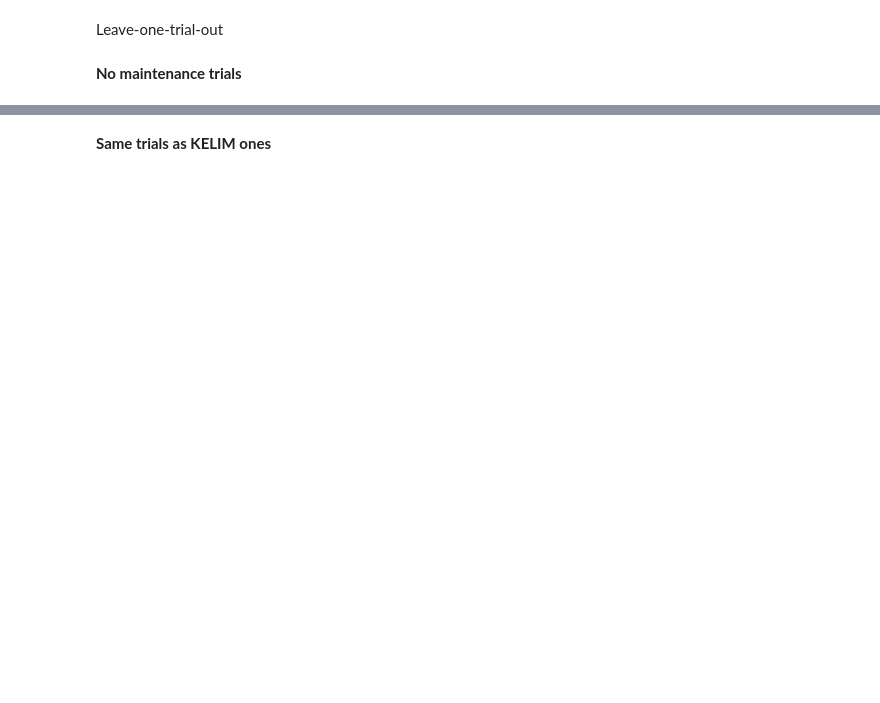
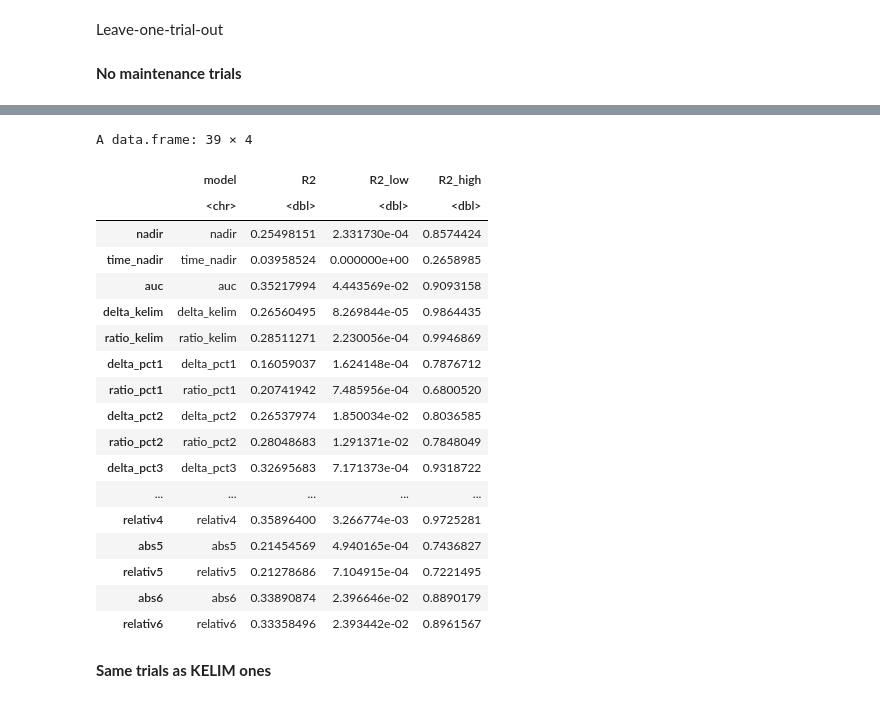
Before and after one commit to Kodro23/Surrogacy_evaluation_CA125, a Jupyter notebook: notebooks/Surrogacy_evaluation_of_CA125_lcmm.ipynb, the cells around one changed output, grey strips where cells are left out. Cells and saved outputs as stored; diff of their text form; code cells hidden in the pictures; blank space fills up the shorter version.

```diff
--- a/notebooks/Surrogacy_evaluation_of_CA125_lcmm.ipynb
+++ b/notebooks/Surrogacy_evaluation_of_CA125_lcmm.ipynb
@@ -1332,30 +1182,21 @@ ggplot(
 # %%
 #Boostrap for r2 CI
 set.seed(123)
-
-B <- 2000
 n <- nrow(trial_results[-c(1,3,4,9), ])
 
-boot_r2 <- matrix(NA, nrow = B, ncol = 23)
-colnames(boot_r2) <- c("nadir","time_nadir","auc","beta_kelim", "delta_kelim","pct1","pct2","pct3", "pct4", "pct5","pct6",
-                       "slope1","slope2","slope3","slope4", "slope5","slope6",
-                       "abs1","abs2","abs3","abs4","abs5","abs6")
+boot_r2 <- matrix(NA_real_, nrow = B, ncol = length(model_formulas))
+colnames(boot_r2) <- names(model_formulas)
 
-for (b in 1:B) {
-
-  idx <- sample(1:n, size = n, replace = TRUE)
-  data_b <- trial_results[-c(1,3,4,9), ][idx, ]
-
-  boot_r2[b, ] <- get_r2_models(data=data_b)
+for (b in seq_len(B)) {
+  idx <- sample.int(n,size = n,replace = TRUE)
+  data_b <- trial_results_ [-c(1,3,4,9), ][idx, ]
+  boot_r2[b, ] <- get_r2_models(data_b)
 }
 boot_summary2 <- data.frame(
   model = colnames(boot_r2),
-
-  R2 = apply(boot_r2, 2, mean, na.rm = TRUE),
-
-  R2_low = apply(boot_r2, 2, quantile, 0.025, na.rm = TRUE),
-
-  R2_high = apply(boot_r2, 2, quantile, 0.975, na.rm = TRUE)
+  R2 = colMeans(boot_r2,na.rm = TRUE),
+  R2_low = apply(boot_r2,2,quantile,probs = 0.025,na.rm = TRUE),
+  R2_high = apply(boot_r2,2,quantile,probs = 0.975,na.rm = TRUE)
 )
-
 boot_summary2
+# %% [output]
@@ -1362,3 +1219,22 @@ boot_summary2
+A data.frame: 39 × 4
+|  | model | R2 | R2_low | R2_high |
+|  | <chr> | <dbl> | <dbl> | <dbl> |
+| nadir | nadir | 0.25498151 | 2.331730e-04 | 0.8574424 |
+| time_nadir | time_nadir | 0.03958524 | 0.000000e+00 | 0.2658985 |
+| auc | auc | 0.35217994 | 4.443569e-02 | 0.9093158 |
+| delta_kelim | delta_kelim | 0.26560495 | 8.269844e-05 | 0.9864435 |
+| ratio_kelim | ratio_kelim | 0.28511271 | 2.230056e-04 | 0.9946869 |
+| delta_pct1 | delta_pct1 | 0.16059037 | 1.624148e-04 | 0.7876712 |
+| ratio_pct1 | ratio_pct1 | 0.20741942 | 7.485956e-04 | 0.6800520 |
+| delta_pct2 | delta_pct2 | 0.26537974 | 1.850034e-02 | 0.8036585 |
+| ratio_pct2 | ratio_pct2 | 0.28048683 | 1.291371e-02 | 0.7848049 |
+| delta_pct3 | delta_pct3 | 0.32695683 | 7.171373e-04 | 0.9318722 |
+| ... | ... | ... | ... | ... |
+| relativ4 | relativ4 | 0.35896400 | 3.266774e-03 | 0.9725281 |
+| abs5 | abs5 | 0.21454569 | 4.940165e-04 | 0.7436827 |
+| relativ5 | relativ5 | 0.21278686 | 7.104915e-04 | 0.7221495 |
+| abs6 | abs6 | 0.33890874 | 2.396646e-02 | 0.8890179 |
+| relativ6 | relativ6 | 0.33358496 | 2.393442e-02 | 0.8961567 |
 # %% [markdown]
 **Same trials as KELIM ones**
 # %%
```
Also changed, not shown: parts of 55 cells of this notebook.
